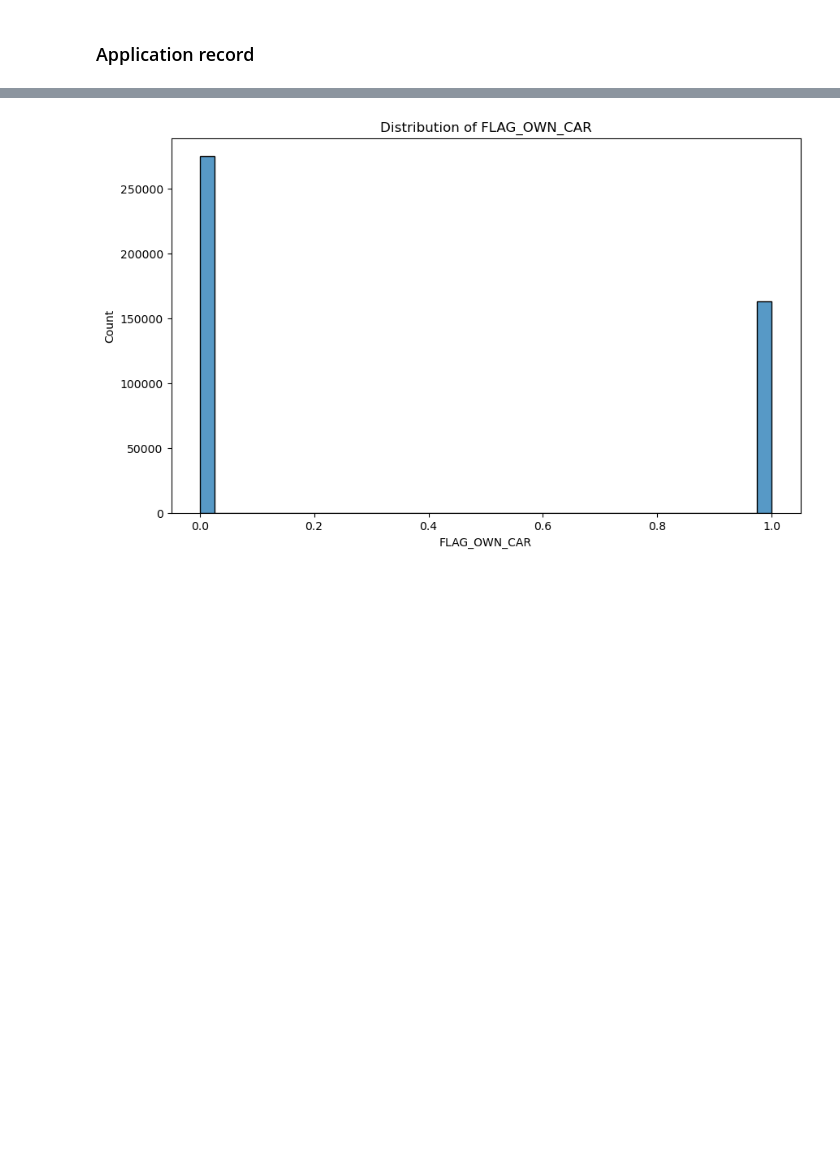
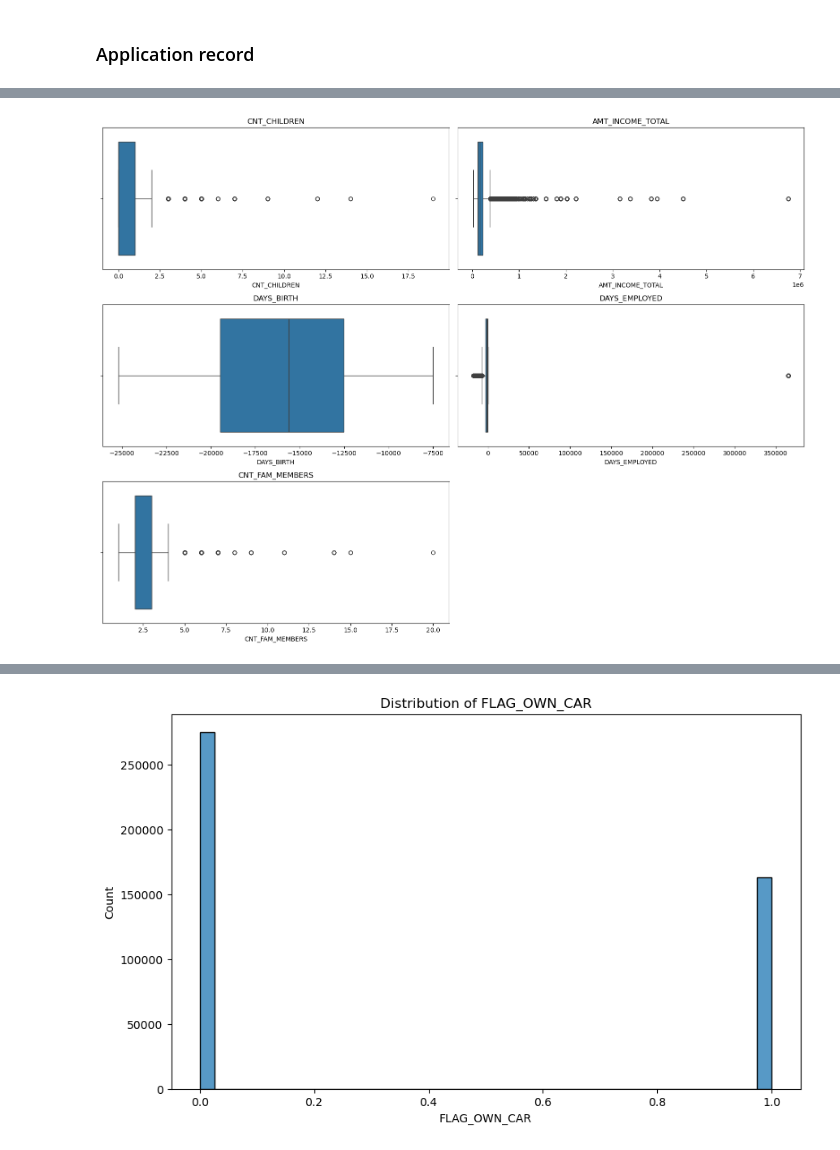
Before and after one commit to DataYankie/CreditCardApproval, a Jupyter notebook: CreditCardApproval.ipynb, the cells around one changed output, grey strips where cells are left out. Saved outputs shown, nothing was run; the diff lists cells and outputs as text; code cells hidden in the pictures; blank space fills up the shorter version.

```diff
--- a/CreditCardApproval.ipynb
+++ b/CreditCardApproval.ipynb
@@ -344,0 +357,19 @@ Index(['ID', 'CODE_GENDER', 'FLAG_OWN_CAR', 'FLAG_OWN_REALTY', 'CNT_CHILDREN',
+# %%
+fig, axes = plt.subplots(nrows=rows, ncols=cols, figsize=(16, 4 * rows))
+
+# Flatten axes array for easy iteration
+axes = axes.flatten()
+
+# Plot each numerical column in a separate subplot
+for i, col in enumerate(numerical_cols):
+    sns.boxplot(application_record_df[numerical_cols][col], orient="h", ax=axes[i])
+    axes[i].set_title(col)
+
+# Remove any unused subplots
+for j in range(i + 1, len(axes)):
+    fig.delaxes(axes[j])
+
+plt.tight_layout()
+plt.show()
+# %% [output]
+[figure, added]
```
Also changed, not shown: parts of 16 cells of this notebook.
